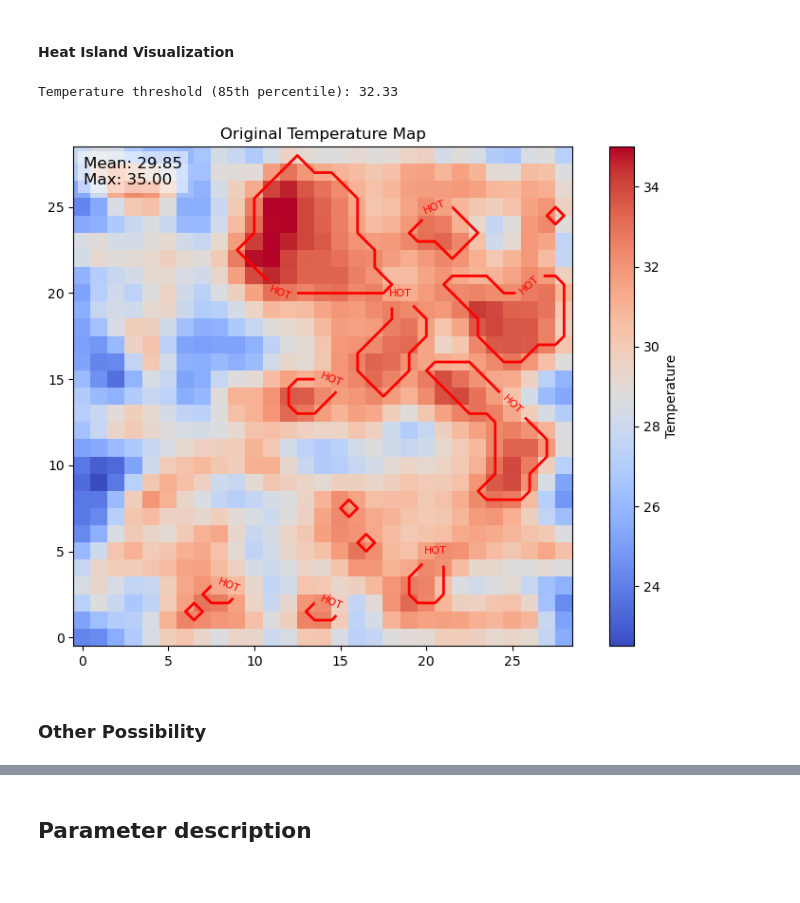
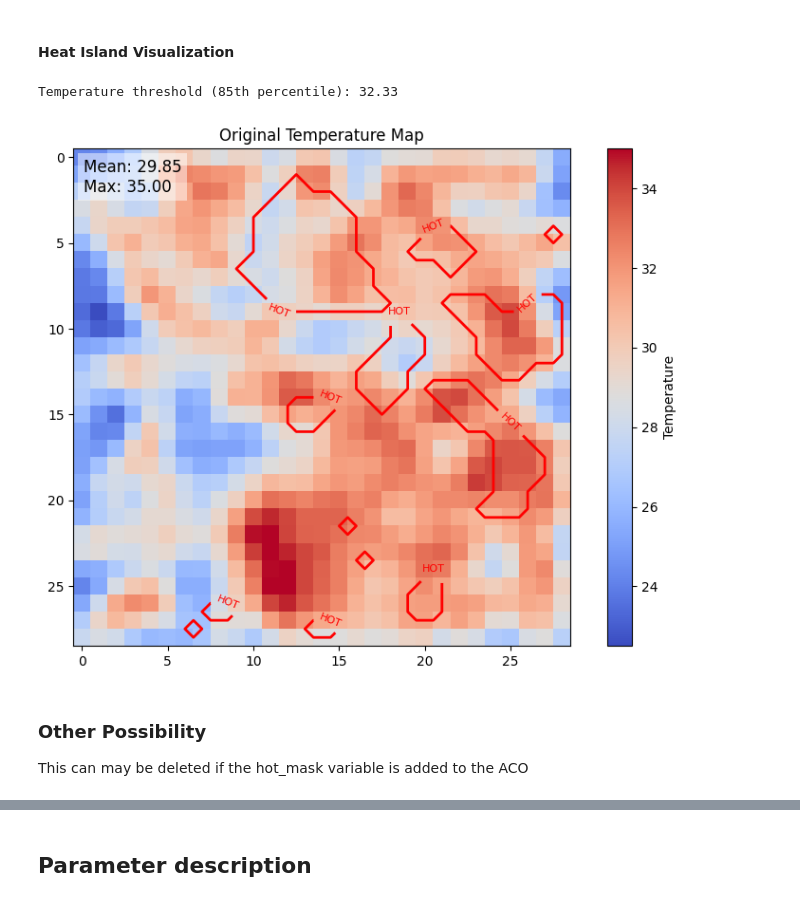
Before and after one commit to liooxes/CO3, a Jupyter notebook: City_Temperature-V06.ipynb, the cells around one changed output, grey strips where cells are left out. Saved outputs shown, nothing was run; the diff lists cells and outputs as text; code cells hidden in the pictures.

```diff
--- a/City_Temperature-V06.ipynb
+++ b/City_Temperature-V06.ipynb
@@ -141,9 +140,8 @@ plt.show()
 # ===============================================================
 plt.figure(figsize=(8, 6))
 # Display the temperature map
-img = plt.imshow(temp_matrix, origin='lower', cmap='coolwarm', vmin=vmin, vmax=vmax)
+img = plt.imshow(temp_matrix, origin='upper', cmap='coolwarm', vmin=vmin, vmax=vmax)
 plt.title("Original Temperature Map")
-
 
 # Colorbar
 cbar = plt.colorbar(img)
@@ -153,40 +151,41 @@ cbar.set_label("Temperature")
 # 3. Define threshold and mask for the hottest regions
 # ===============================================================
 threshold = np.percentile(temp_matrix, 85)  # 85th percentile (change if needed)
 hot_mask = temp_matrix >= threshold
 print(f"Temperature threshold (85th percentile): {threshold:.2f}")
 
 # ===============================================================
 # 4. Draw contours for the hottest regions
 # ===============================================================
-# To align the contours with imshow (which uses origin='lower'),
-# we pass origin='lower'. Also, if you want the contours to align with the cells,
+# To align the contours with imshow (which uses origin='upper'),
+# we pass origin='upper'. Also, if you want the contours to align with the cells,
 # you can specify 'extent' as [0, W, 0, H].
 contours = plt.contour(
     hot_mask,
     levels=[0.5],       # Value halfway between False (0) and True (1)
     colors='red',       # Contour color
     linewidths=2,
-    origin='lower'
+    origin='upper'
 )
 plt.clabel(contours, inline=True, fontsize=8, fmt='HOT')
 
 # Add a legend in the upper left corner with mean and max temperature values
-plt.text(0.02, 0.98, f"Mean: {mean_temp:.2f}\nMax: {max_temp:.2f}",
+plt.text(0.02, 0.98, f"Mean: {original_mean:.2f}\nMax: {original_max:.2f}",
          transform=plt.gca().transAxes,
          fontsize=12,
          verticalalignment='top',
          bbox=dict(facecolor='white', alpha=0.5, edgecolor='none'))
 # If you want to highlight the inner cells (fill), you can use 'plt.contourf'
 # or 'np.where' to create an overlay.
 
 plt.tight_layout()
 plt.show()
 # %% [output]
 Temperature threshold (85th percentile): 32.33
-[figure, old version]
+[figure, new version]
 # %% [markdown]
 ### Other Possibility
+This can may be deleted if the hot_mask variable is added to the ACO
 # %%
 def get_heat_islands(temp_matrix,threshold=32):
   from sklearn.cluster import DBSCAN
```
Also changed, not shown: parts of 29 cells of this notebook.
